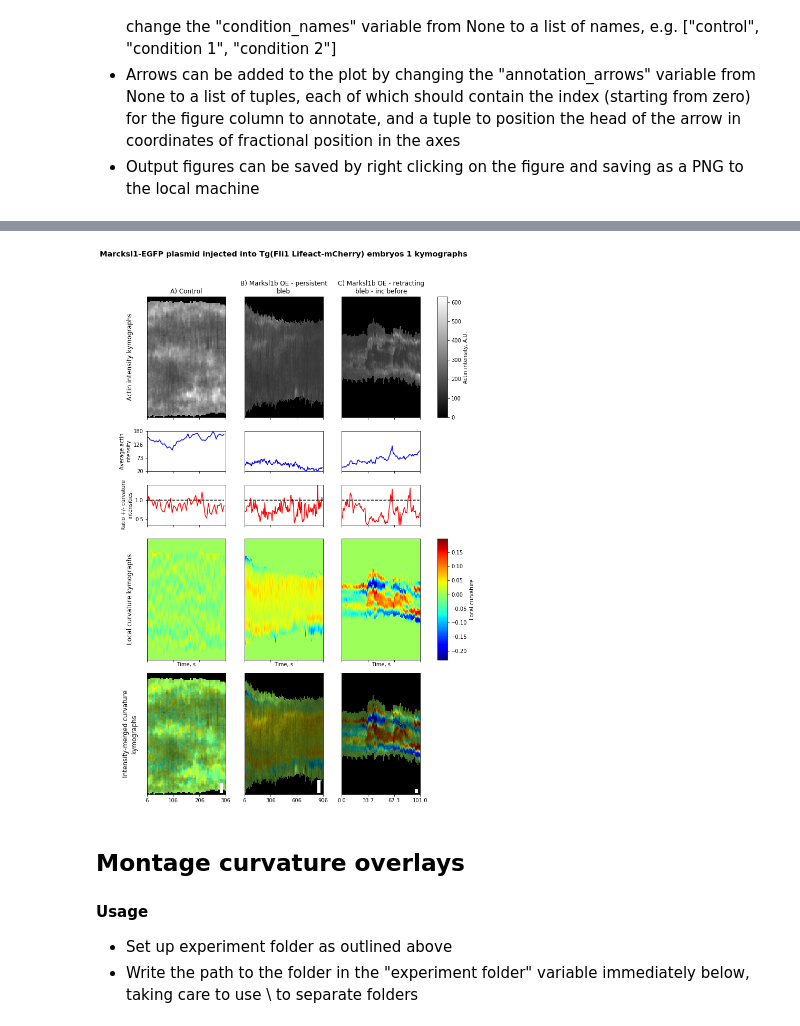
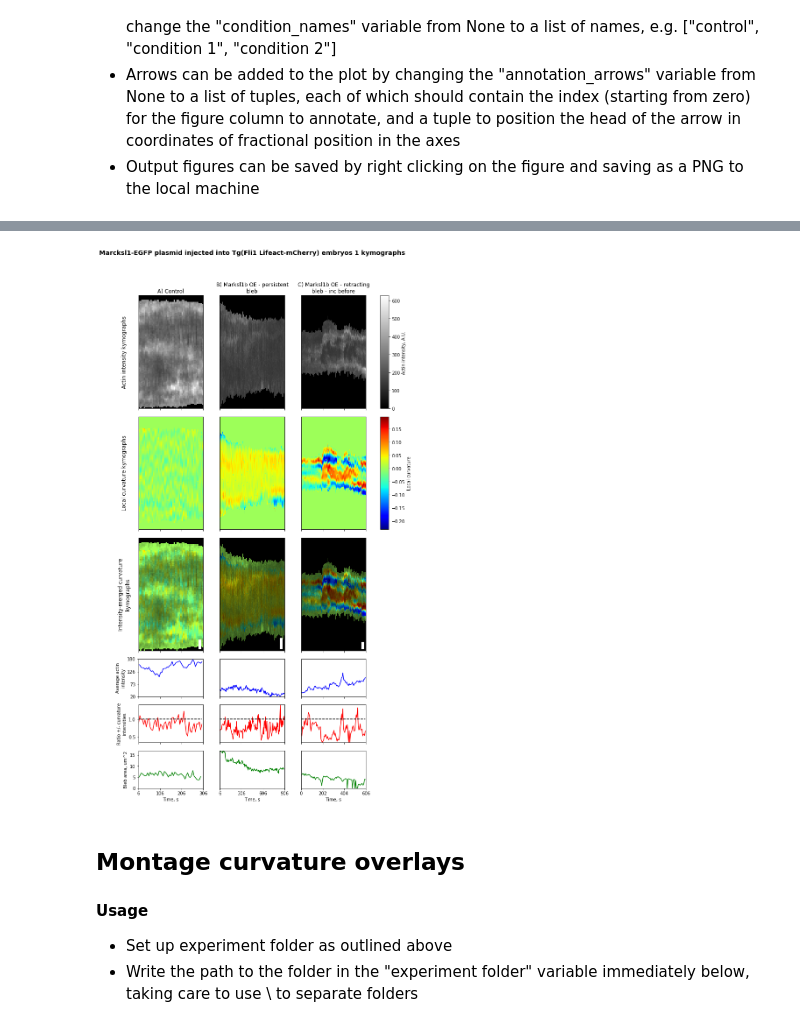
Before and after one commit to dougkelly88/blebbing_analysis, a Jupyter notebook: plotting/Blebbing figures.ipynb, the cells around one changed output, grey strips where cells are left out. Cells and saved outputs as stored; diff of their text form; code cells hidden in the pictures.

Commit message:
Add area plots. Highlights problems inherent in mixing analyses using different software versions...

```diff
--- a/plotting/Blebbing figures.ipynb
+++ b/plotting/Blebbing figures.ipynb
@@ -39,6 +40,7 @@ def load_kymograph_data(experiment_folder):
     actin_kyms = [];
     curvature_kyms = [];
     paramses = [];
+    areas = [];
     subtitles = [];
 
     for idx, subfolder in enumerate(os.listdir(experiment_folder)):
@@ -46,7 +48,10 @@ def load_kymograph_data(experiment_folder):
         curvature_kyms.append(io.imread(os.path.join(experiment_folder, subfolder, "normalised position curvature kymograph.tif")));
         params = Parameters();
         params.loadParametersFromJson(os.path.join(experiment_folder, subfolder, "parameters used.json"));
+        print(os.path.join(experiment_folder, subfolder))
+        print("Software version = " + params.software_version);
         paramses.append(params);
+        areas.append(pd.read_csv(os.path.join(experiment_folder, subfolder, "bleb area.csv")))
         if condition_names is None:
             if use_subfolder_as_condition:
                 subtitles.append(subfolder)
@@ -55,7 +60,7 @@ def load_kymograph_data(experiment_folder):
         else:
             subtitles.append(condition_names[idx]);
 
-    return actin_kyms, curvature_kyms, paramses, subtitles;
+    return actin_kyms, curvature_kyms, paramses, subtitles, areas;
 
 def curvature_with_intensity(curv_im, actin_im, contrast_enhancement=0):
     """from imshow results, return an rgb image of curvature, weighted by intensity scaled by a contrast enhancement parameter"""
@@ -110,7 +115,7 @@ scale_bar_position = (0.75, 0.9) # in normalised axis coordinates
 scale_bar_color = 'w';
 
 # load and plot kymographs
-actin_kyms, curvature_kyms, paramses, subtitles = load_kymograph_data(experiment_folder);
+actin_kyms, curvature_kyms, paramses, subtitles, areas = load_kymograph_data(experiment_folder);
 
 average_nonzero_intensities = [];
 intensity_ratios = [];
@@ -120,10 +125,10 @@ experiment_title = os.path.basename(experiment_folder);
 curv_lims = (min([im.min() for im in curvature_kyms]), max([im.max() for im in curvature_kyms]));
 intensity_lims = (min([im.min() for im in actin_kyms]), max([im.max() for im in actin_kyms]));
 fig, axs = plt.subplots(ncols=len(actin_kyms),
-                        nrows=5,
+                        nrows=6,
                         sharex='col',
-                        figsize=(3*len(curvature_kyms),15),
-                        gridspec_kw = {'height_ratios':[3, 1, 1, 3, 3]});
+                        figsize=(3*len(curvature_kyms),18),
+                        gridspec_kw = {'height_ratios':[3, 3, 3, 1, 1, 1]});
 for idx in range(len(actin_kyms)):
     t_offs = 0;
     timestep = paramses[idx].frame_interval;
@@ -139,37 +144,38 @@ for idx in range(len(actin_kyms)):
     average_nonzero_intensity, avg_nzi_pos_curv, avg_nzi_neg_curv = generate_average_intensity_plots(actin_kyms[idx], curvature_kyms[idx], curvature_threshold=0);
     average_nonzero_intensities.append(average_nonzero_intensity);
     t = [t_offs + tidx*timestep for tidx in range(actin_kyms[idx].shape[1])];
-    avgIplt = axs[1][idx].plot(t, average_nonzero_intensity, 'b-')
+    avgIplt = axs[3][idx].plot(t, average_nonzero_intensity, 'b-')
     intensity_ratios.append(avg_nzi_pos_curv/avg_nzi_neg_curv);
-    ratioIplt = axs[2][idx].plot(t, avg_nzi_pos_curv/avg_nzi_neg_curv, 'r-',
-                                t, np.ones_like(t), 'k--')
-    curv_im=axs[3][idx].imshow(curvature_kyms[idx],
+    ratioIplt = axs[4][idx].plot(t, avg_nzi_pos_curv/avg_nzi_neg_curv, 'r-',
+                                t, np.ones_like(t), 'k--');
+    areaplt = axs[5][idx].plot(areas[idx].iloc[:,0], areas[idx].iloc[:,1], 'g-');
+    curv_im=axs[1][idx].imshow(curvature_kyms[idx],
                            plt.cm.jet,
                            vmin=curv_lims[0],
                            vmax=curv_lims[1],
                            aspect='auto',
                            interpolation=None,
                            extent=[t_offs,timestep*actin_kyms[idx].shape[1]+t_offs,0,actin_kyms[idx].shape[0]]);
-    axs[3][idx].set_xlabel("Time, " + paramses[idx].interval_unit);
+    axs[5][idx].set_xlabel("Time, " + paramses[idx].interval_unit);
     axs[0][idx].set_yticks([]);
-    axs[3][idx].set_yticks([]);
+    axs[1][idx].set_yticks([]);
     n_x_ticks = 4;
     merged_im = curvature_with_intensity(curv_im, actin_im, contrast_enhancement=0.35);
-    axs[4][idx].imshow(merged_im,
+    axs[2][idx].imshow(merged_im,
                   aspect='auto',
                   interpolation=None,
                   extent=[t_offs,timestep*actin_kyms[idx].shape[1]+t_offs,0,actin_kyms[idx].shape[0]])
-    axs[4][idx].set_xticks([t_offs + (xidx*timestep*actin_kyms[idx].shape[1])/(n_x_ticks-1) for xidx in range(n_x_ticks)])
-    axs[4][idx].set_yticks([]);
-    add_scalebar(paramses[idx], axs[4][idx], fig, color='w', scale_bar_size_um=1, vertical_scale_bar=True)
+    axs[2][idx].set_xticks([t_offs + (xidx*timestep*actin_kyms[idx].shape[1])/(n_x_ticks-1) for xidx in range(n_x_ticks)])
+    axs[2][idx].set_yticks([]);
+    add_scalebar(paramses[idx], axs[2][idx], fig, color='w', scale_bar_size_um=1, vertical_scale_bar=True)
 
 # handle presentation
 plt.tight_layout()
 fig.subplots_adjust(top=0.90, right=0.9, left=0.1);
 cbar_ax1 = fig.add_axes([0.95, axs[0][len(actin_kyms)-1].get_position().y0,
                          0.03, (axs[0][len(actin_kyms)-1].get_position().y1 - axs[0][len(actin_kyms)-1].get_position().y0)])
-cbar_ax2 = fig.add_axes([0.95, axs[3][len(actin_kyms)-1].get_position().y0,
-                         0.03, (axs[3][len(actin_kyms)-1].get_position().y1 - axs[3][len(actin_kyms)-1].get_position().y0)])
+cbar_ax2 = fig.add_axes([0.95, axs[1][len(actin_kyms)-1].get_position().y0,
+                         0.03, (axs[1][len(actin_kyms)-1].get_position().y1 - axs[1][len(actin_kyms)-1].get_position().y0)])
 fig.colorbar(actin_im, cax=cbar_ax1);
 fig.colorbar(curv_im, cax=cbar_ax2);
 cbar_ax1.set_ylabel(paramses[0].labeled_species + " intensity, A.U. ");
@@ -179,46 +185,35 @@ avgd_intensity_lims = [10*np.floor(np.min([i.min() for i in average_nonzero_inte
                        10*np.ceil(max([i.max() for i in average_nonzero_intensities])/10)];
 ratio_lims = [np.min([r.min() for r in intensity_ratios]),
               max([r.max() for r in intensity_ratios])];
+area_lims = [min([a.iloc[:,1].min() for a in areas]), max([a.iloc[:,1].max() for a in areas])];
 
 for idx in range(len(actin_kyms)):
     title_text_objs.append(axs[0][idx].set_title("\n".join(wrap(subtitles[idx], 30))));
-    axs[1][idx].set_ylim(avgd_intensity_lims);
-    axs[2][idx].set_ylim(ratio_lims);
+#     axs[3][idx].set_ylim(avgd_intensity_lims);
+#     axs[4][idx].set_ylim(ratio_lims);
+#     axs[5][idx].set_ylim(area_lims);
     n_y_ticks = 4;
-    axs[1][idx].set_yticks([int(avgd_intensity_lims[0] + yidx*(avgd_intensity_lims[1] - avgd_intensity_lims[0])/(n_y_ticks-1))
+    axs[3][idx].set_yticks([int(avgd_intensity_lims[0] + yidx*(avgd_intensity_lims[1] - avgd_intensity_lims[0])/(n_y_ticks-1))
                         for yidx in range(n_y_ticks)]);
-    #axs[2][idx].set_yticks([int(ratio_lims[0] + yidx*(ratio_lims[1] - ratio_lims[0])/(n_y_ticks-1))
-    #                    for yidx in range(n_y_ticks)]);
     if idx!=0:
-        axs[1][idx].set_yticks([]);
-        axs[2][idx].set_yticks([]);
-        axs[1][idx].set_ylim(avgd_intensity_lims);
-        axs[2][idx].set_ylim(ratio_lims);
+        axs[3][idx].set_yticks([]);
+        axs[4][idx].set_yticks([]);
+        axs[5][idx].set_yticks([]);
+    axs[3][idx].set_ylim(avgd_intensity_lims);
+    axs[4][idx].set_ylim(ratio_lims);
+    axs[5][idx].set_ylim(area_lims);
 
-# subtitles = ['Actin intensity kymograph', 'Average actin intensity', '', 'Local curvature kymograph'];
-# for row_idx in range(4):
-#     if (row_idx==0) or (row_idx==3):
-#         bbox = axs[row_idx][0].get_position();
-#         ypos = 0.5*(bbox.ymin + bbox.ymax);
-#     else:
-#         bbox = axs[row_idx][0].get_position();
-#         bbox2 = axs[row_idx+1][0].get_position();
-#         ypos = 0.5*(bbox2.ymin + bbox.ymax)
-#     txt = Text(0.05, ypos, "\n".join(wrap(subtitles[row_idx], 30)),
-#                    rotation='vertical',
-#                    horizontalalignment='center',
-#                    va='center',
-#                   fontsize=title_text_objs[idx].get_fontsize());
-#     fig.add_artist(txt)
-
+# label each row of the figure appropriately
 subtitles = ['Actin intensity kymographs',
+             'Local curvature kymographs',
+             'Intensity-merged curvature kymographs',
              'Average actin intensity',
              'Ratio +/- curvature intensities',
-             'Local curvature kymographs',
-             'Intensity-merged curvature kymographs'];
-for row_idx in range(5):
+             'Bleb area, um^2'
+             ];
+for row_idx in range(6):
     txt = None;
-    if (row_idx==0) or (row_idx==3) or (row_idx==4):
+    if (row_idx<3):
         bbox = axs[row_idx][0].get_position();
         ypos = 0.5*(bbox.ymin + bbox.ymax);
         txt = Text(0.05, ypos, "\n".join(wrap(subtitles[row_idx], 30)),
@@ -234,13 +229,15 @@ for row_idx in range(5):
 
 plt.rc('figure', titlesize='x-large', titleweight='bold')
 fig.suptitle(experiment_title + " kymographs");
+
+# handle arrow annotations
 if annotation_arrows is not None:
     for ann in annotation_arrows:
         direction = -1 if ann[1][1] > 0.5 else 1;
         axs[0][ann[0]].annotate('', xycoords='axes fraction', xy=ann[1],
                                 xytext=(ann[1][0], ann[1][1] - direction * 0.1), textcoords='axes fraction',
                                 arrowprops=dict(facecolor='black', edgecolor='white'));
-        axs[3][ann[0]].annotate('', xycoords='axes fraction', xy=ann[1],
+        axs[1][ann[0]].annotate('', xycoords='axes fraction', xy=ann[1],
                                 xytext=(ann[1][0], ann[1][1] - direction * 0.1), textcoords='axes fraction',
                                 arrowprops=dict(facecolor='black', edgecolor='white'));
 
@@ -249,4 +252,4 @@ plt.show();
-[figure, old version]
+[figure, new version]
 # %% [markdown]
 ## Montage curvature overlays
 
```
Also changed, not shown: parts of 4 cells of this notebook, 1 other file.
